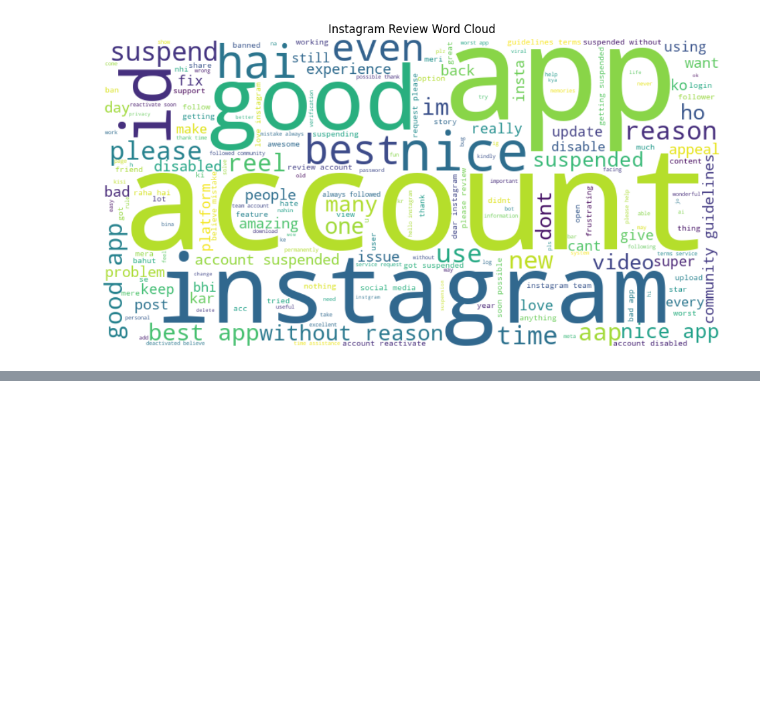
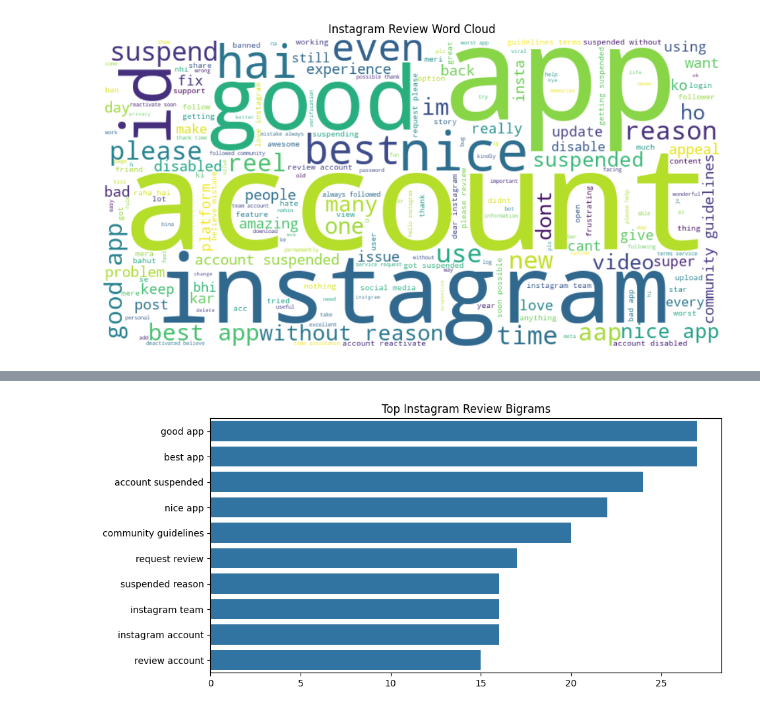
Before and after one commit to kathiravanr28/Instagram-Review-Analysis, a Jupyter notebook: notebook/instagram_review_analysis.ipynb, the cells around one changed output, grey strips where cells are left out. Saved outputs shown, nothing was run; the diff lists cells and outputs as text; code cells hidden in the pictures; blank space fills up the shorter version.

Commit message:
sixth commit
I I included Bigram analysis and visualization, and saved the output images in the `images` folder.

```diff
--- a/notebook/instagram_review_analysis.ipynb
+++ b/notebook/instagram_review_analysis.ipynb
@@ -212,0 +215,15 @@ plt.show()
+# %%
+vectorizer = CountVectorizer(ngram_range=(2,2), stop_words='english')
+
+X = vectorizer.fit_transform(data["clean_review"])
+
+sum_words = X.sum(axis=0)
+
+words_freq = [
+    (word, sum_words[0, idx])
+    for word, idx in vectorizer.vocabulary_.items()
+]
+
+words_freq = sorted(words_freq, key=lambda x: x[1], reverse=True)
+
+top_bigrams = words_freq[:10]
@@ -212,0 +243,16 @@ plt.show()
+# %%
+bigram_words = [x[0] for x in top_bigrams]
+
+bigram_counts = [x[1] for x in top_bigrams]
+
+plt.figure(figsize=(10,5))
+
+sns.barplot(x=bigram_counts, y=bigram_words)
+
+plt.title("Top Instagram Review Bigrams")
+
+plt.savefig("../images/top_bigrams.png")
+
+plt.show()
+# %% [output]
+[figure, added]
```
Also changed, not shown: parts of 2 cells of this notebook, 1 other file.
